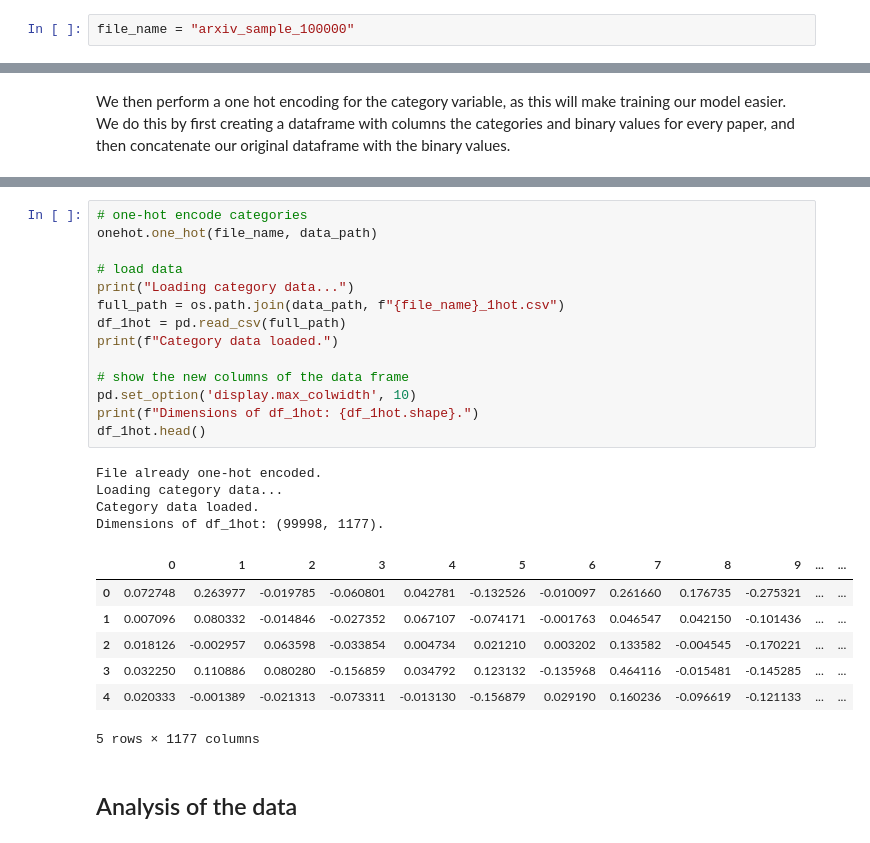
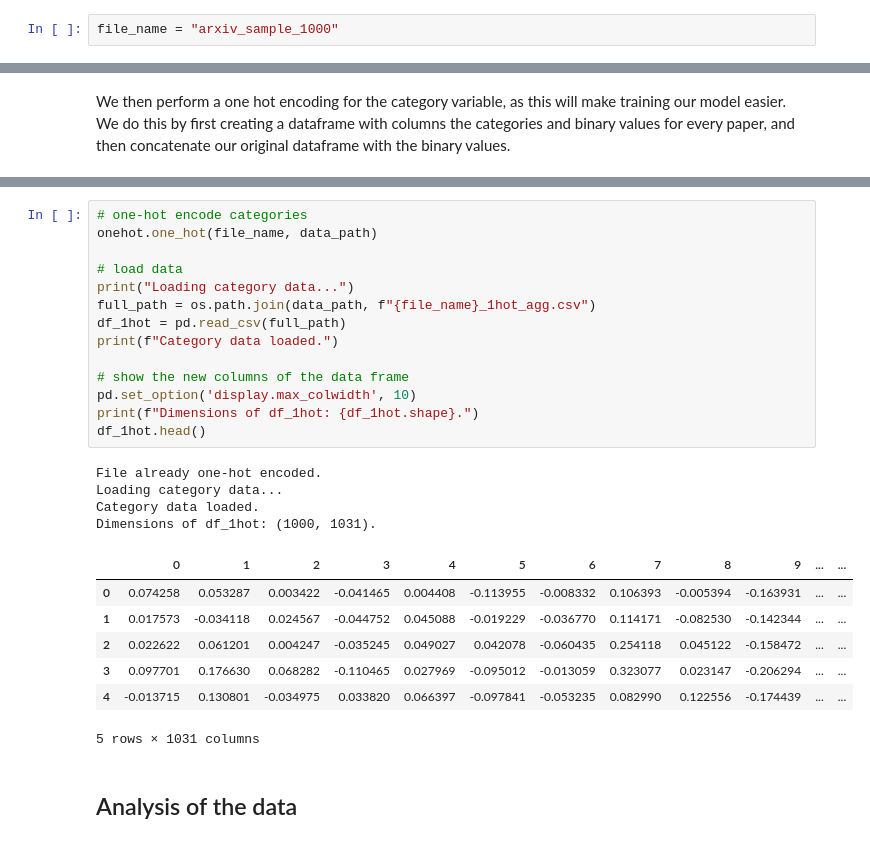
Before and after one commit to saattrupdan/scholarly, a Jupyter notebook: paper_classifier.ipynb, the cells around one changed output, grey strips where cells are left out. Cells and saved outputs as stored; diff of their text form.

```diff
--- a/paper_classifier.ipynb
+++ b/paper_classifier.ipynb
@@ -51,7 +52,7 @@ Alternatively, I have downloaded metadata from about a million papers using this
 
 Choose your favorite below. Alternatively, of course, you can set it to be the file name of your own scraped data.
 # %%
-file_name = "arxiv_sample_100000"
+file_name = "arxiv_sample_1000"
 # %% [markdown]
 Next up, we specify the folder in which we will store all our data. Change to whatever folder you would like.
 # %%
@@ -244,29 +197,29 @@ df_1hot_agg.head()
 # %%
 # one-hot encode categories
 onehot.one_hot(file_name, data_path)
 
 # load data
 print("Loading category data...")
-full_path = os.path.join(data_path, f"{file_name}_1hot.csv")
+full_path = os.path.join(data_path, f"{file_name}_1hot_agg.csv")
 df_1hot = pd.read_csv(full_path)
 print(f"Category data loaded.")
 
 # show the new columns of the data frame
 pd.set_option('display.max_colwidth', 10)
 print(f"Dimensions of df_1hot: {df_1hot.shape}.")
 df_1hot.head()
 # %% [output]
 File already one-hot encoded.
 Loading category data...
 Category data loaded.
-Dimensions of df_1hot: (99998, 1177).
+Dimensions of df_1hot: (1000, 1031).
 |  | 0 | 1 | 2 | 3 | 4 | 5 | 6 | 7 | 8 | 9 | ... | ... |
-| 0 | 0.072748 | 0.263977 | -0.019785 | -0.060801 | 0.042781 | -0.132526 | -0.010097 | 0.261660 | 0.176735 | -0.275321 | ... | ... |
-| 1 | 0.007096 | 0.080332 | -0.014846 | -0.027352 | 0.067107 | -0.074171 | -0.001763 | 0.046547 | 0.042150 | -0.101436 | ... | ... |
-| 2 | 0.018126 | -0.002957 | 0.063598 | -0.033854 | 0.004734 | 0.021210 | 0.003202 | 0.133582 | -0.004545 | -0.170221 | ... | ... |
-| 3 | 0.032250 | 0.110886 | 0.080280 | -0.156859 | 0.034792 | 0.123132 | -0.135968 | 0.464116 | -0.015481 | -0.145285 | ... | ... |
-| 4 | 0.020333 | -0.001389 | -0.021313 | -0.073311 | -0.013130 | -0.156879 | 0.029190 | 0.160236 | -0.096619 | -0.121133 | ... | ... |
+| 0 | 0.074258 | 0.053287 | 0.003422 | -0.041465 | 0.004408 | -0.113955 | -0.008332 | 0.106393 | -0.005394 | -0.163931 | ... | ... |
+| 1 | 0.017573 | -0.034118 | 0.024567 | -0.044752 | 0.045088 | -0.019229 | -0.036770 | 0.114171 | -0.082530 | -0.142344 | ... | ... |
+| 2 | 0.022622 | 0.061201 | 0.004247 | -0.035245 | 0.049027 | 0.042078 | -0.060435 | 0.254118 | 0.045122 | -0.158472 | ... | ... |
+| 3 | 0.097701 | 0.176630 | 0.068282 | -0.110465 | 0.027969 | -0.095012 | -0.013059 | 0.323077 | 0.023147 | -0.206294 | ... | ... |
+| 4 | -0.013715 | 0.130801 | -0.034975 | 0.033820 | 0.066397 | -0.097841 | -0.053235 | 0.082990 | 0.122556 | -0.174439 | ... | ... |
-5 rows × 1177 columns
+5 rows × 1031 columns
 # %% [markdown]
 ## Analysis of the data
 # %% [markdown]
```
Also changed, not shown: parts of 12 cells of this notebook, 6 other files.
